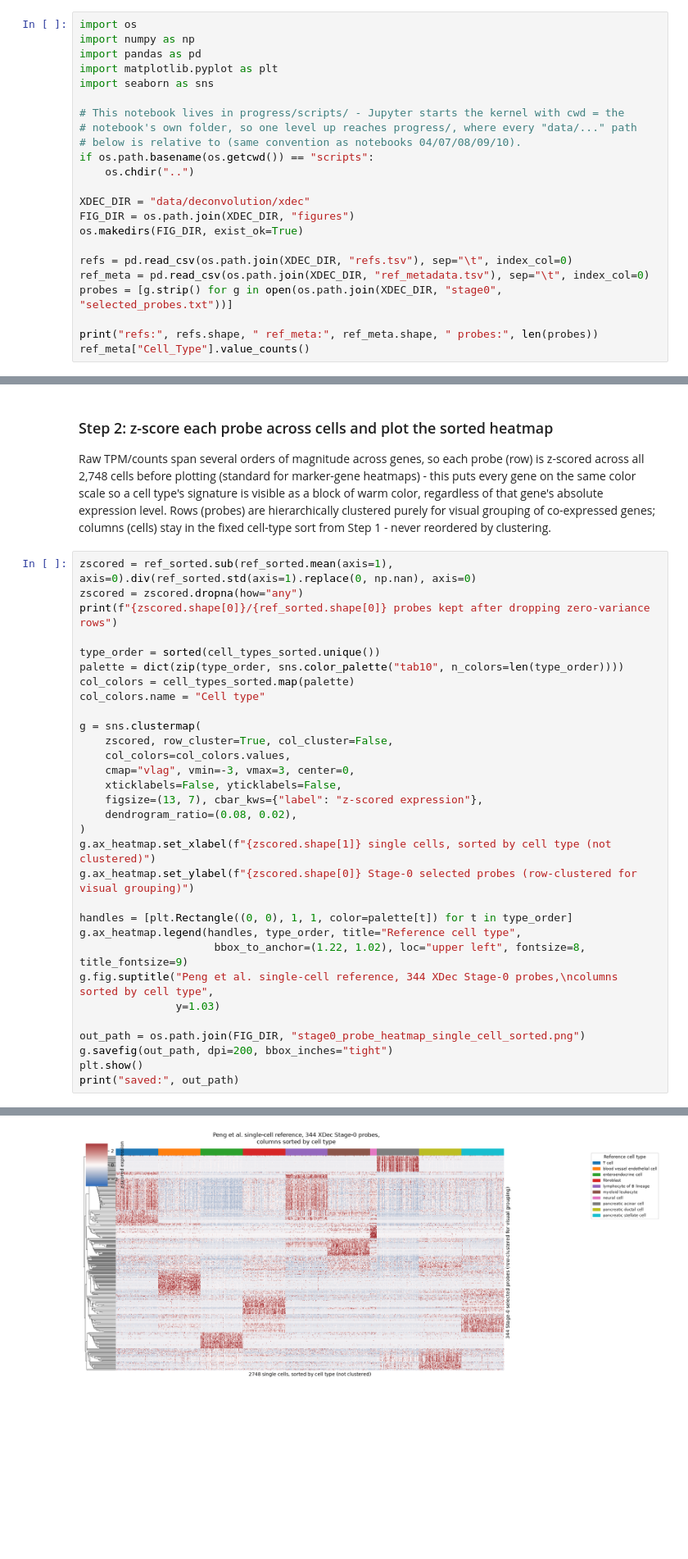
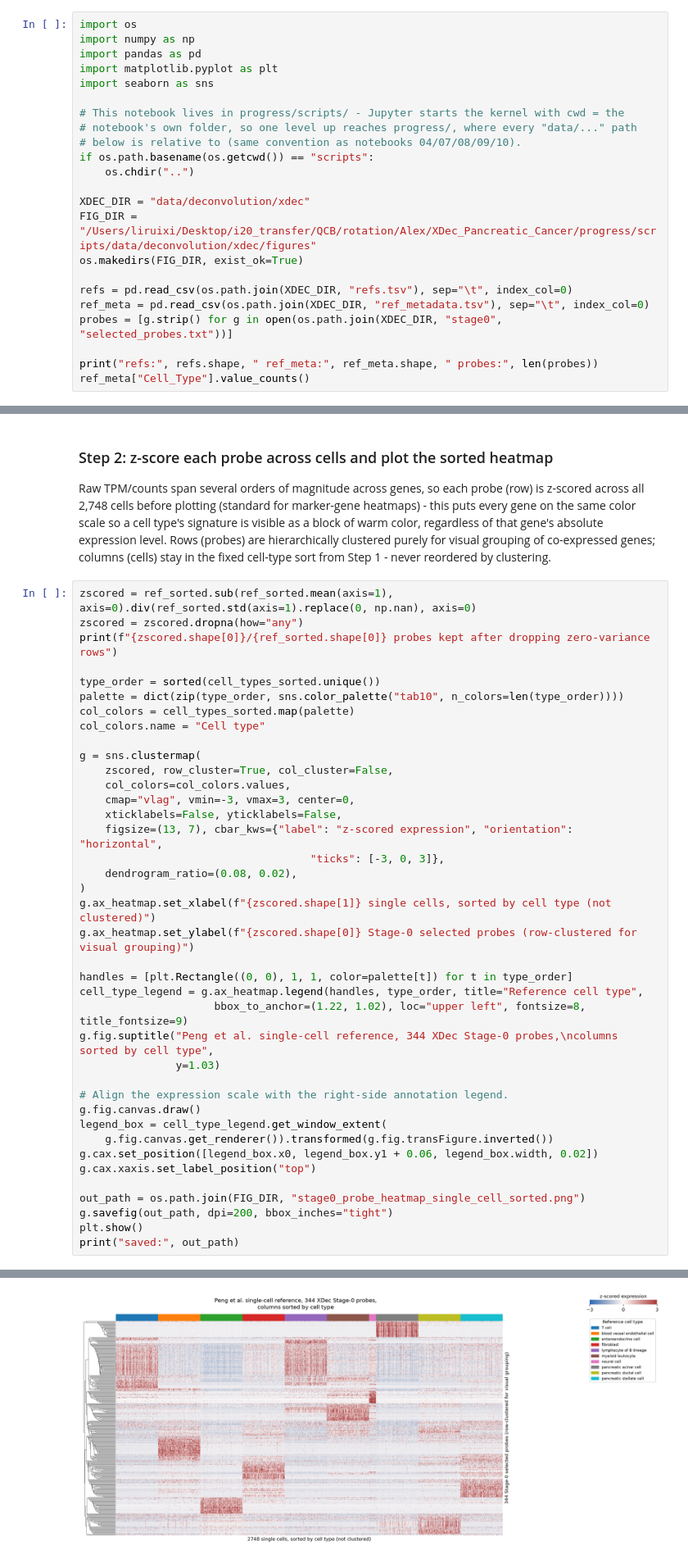
Before and after one commit to rl3328/XDec_Pancreatic_Cancer, a Jupyter notebook: progress/scripts/11_single_cell_reference_probe_validation.ipynb, the cells around one changed output, grey strips where cells are left out. Shown at 82% size. Cells and saved outputs as stored; diff of their text form; blank space fills up the shorter version.

```diff
--- a/progress/scripts/11_single_cell_reference_probe_validation.ipynb
+++ b/progress/scripts/11_single_cell_reference_probe_validation.ipynb
@@ -65,7 +65,7 @@ if os.path.basename(os.getcwd()) == "scripts":
     os.chdir("..")
 
 XDEC_DIR = "data/deconvolution/xdec"
-FIG_DIR = os.path.join(XDEC_DIR, "figures")
+FIG_DIR = "/Users/liruixi/Desktop/i20_transfer/QCB/rotation/Alex/XDec_Pancreatic_Cancer/progress/scripts/data/deconvolution/xdec/figures"
 os.makedirs(FIG_DIR, exist_ok=True)
 
 refs = pd.read_csv(os.path.join(XDEC_DIR, "refs.tsv"), sep="\t", index_col=0)
@@ -137,33 +137,41 @@ stay in the fixed cell-type sort from Step 1 - never reordered by clustering.
 zscored = ref_sorted.sub(ref_sorted.mean(axis=1), axis=0).div(ref_sorted.std(axis=1).replace(0, np.nan), axis=0)
 zscored = zscored.dropna(how="any")
 print(f"{zscored.shape[0]}/{ref_sorted.shape[0]} probes kept after dropping zero-variance rows")
 
 type_order = sorted(cell_types_sorted.unique())
 palette = dict(zip(type_order, sns.color_palette("tab10", n_colors=len(type_order))))
 col_colors = cell_types_sorted.map(palette)
 col_colors.name = "Cell type"
 
 g = sns.clustermap(
     zscored, row_cluster=True, col_cluster=False,
     col_colors=col_colors.values,
     cmap="vlag", vmin=-3, vmax=3, center=0,
     xticklabels=False, yticklabels=False,
-    figsize=(13, 7), cbar_kws={"label": "z-scored expression"},
+    figsize=(13, 7), cbar_kws={"label": "z-scored expression", "orientation": "horizontal",
+                                    "ticks": [-3, 0, 3]},
     dendrogram_ratio=(0.08, 0.02),
 )
 g.ax_heatmap.set_xlabel(f"{zscored.shape[1]} single cells, sorted by cell type (not clustered)")
 g.ax_heatmap.set_ylabel(f"{zscored.shape[0]} Stage-0 selected probes (row-clustered for visual grouping)")
 
 handles = [plt.Rectangle((0, 0), 1, 1, color=palette[t]) for t in type_order]
-g.ax_heatmap.legend(handles, type_order, title="Reference cell type",
+cell_type_legend = g.ax_heatmap.legend(handles, type_order, title="Reference cell type",
                      bbox_to_anchor=(1.22, 1.02), loc="upper left", fontsize=8, title_fontsize=9)
 g.fig.suptitle("Peng et al. single-cell reference, 344 XDec Stage-0 probes,\ncolumns sorted by cell type",
                y=1.03)
+
+# Align the expression scale with the right-side annotation legend.
+g.fig.canvas.draw()
+legend_box = cell_type_legend.get_window_extent(
+    g.fig.canvas.get_renderer()).transformed(g.fig.transFigure.inverted())
+g.cax.set_position([legend_box.x0, legend_box.y1 + 0.06, legend_box.width, 0.02])
+g.cax.xaxis.set_label_position("top")
 
 out_path = os.path.join(FIG_DIR, "stage0_probe_heatmap_single_cell_sorted.png")
 g.savefig(out_path, dpi=200, bbox_inches="tight")
 plt.show()
 print("saved:", out_path)
 # %% [output]
 344/344 probes kept after dropping zero-variance rows
-[figure, old version]
+[figure, new version]
```
Also changed, not shown: parts of 1 cell of this notebook, 3 other files.
